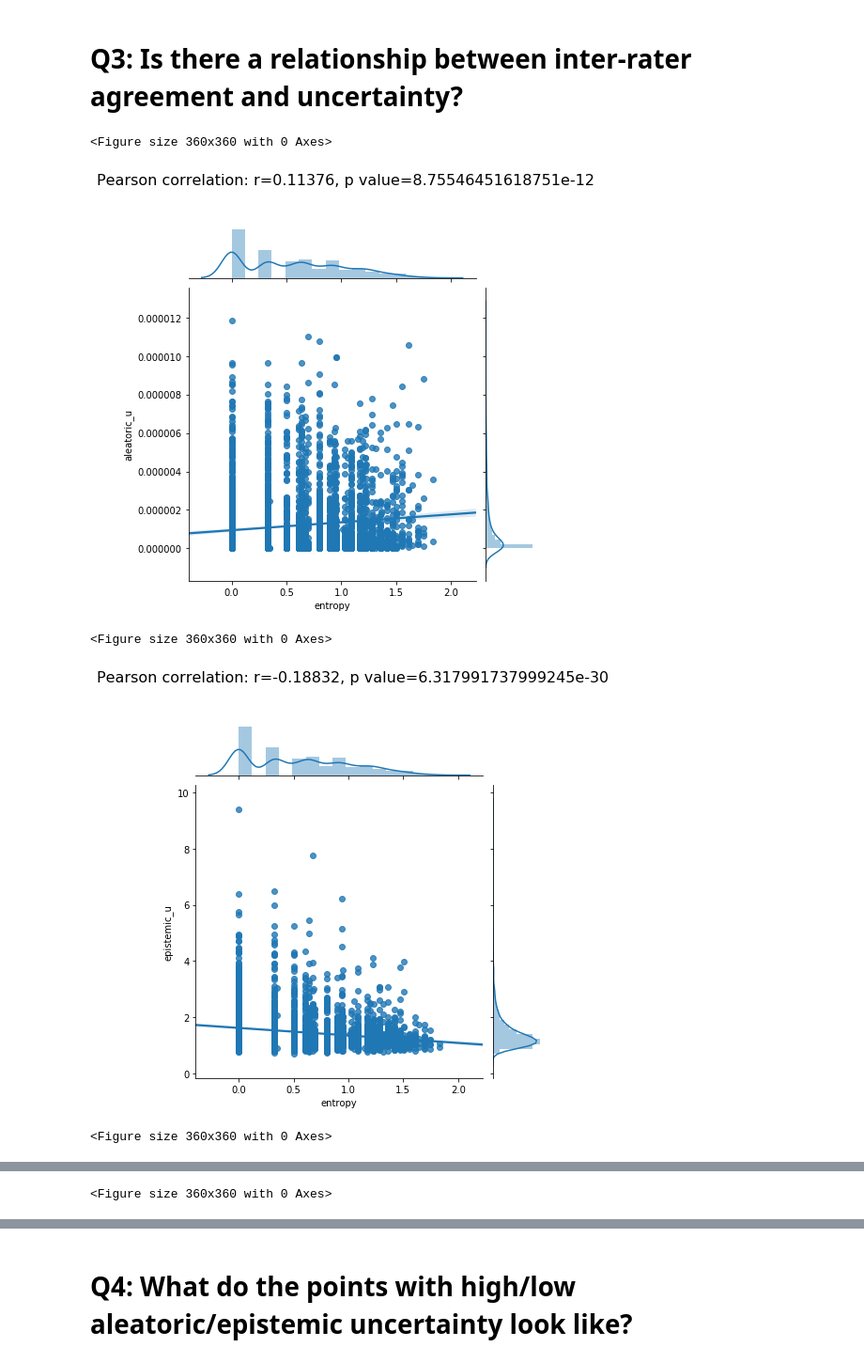
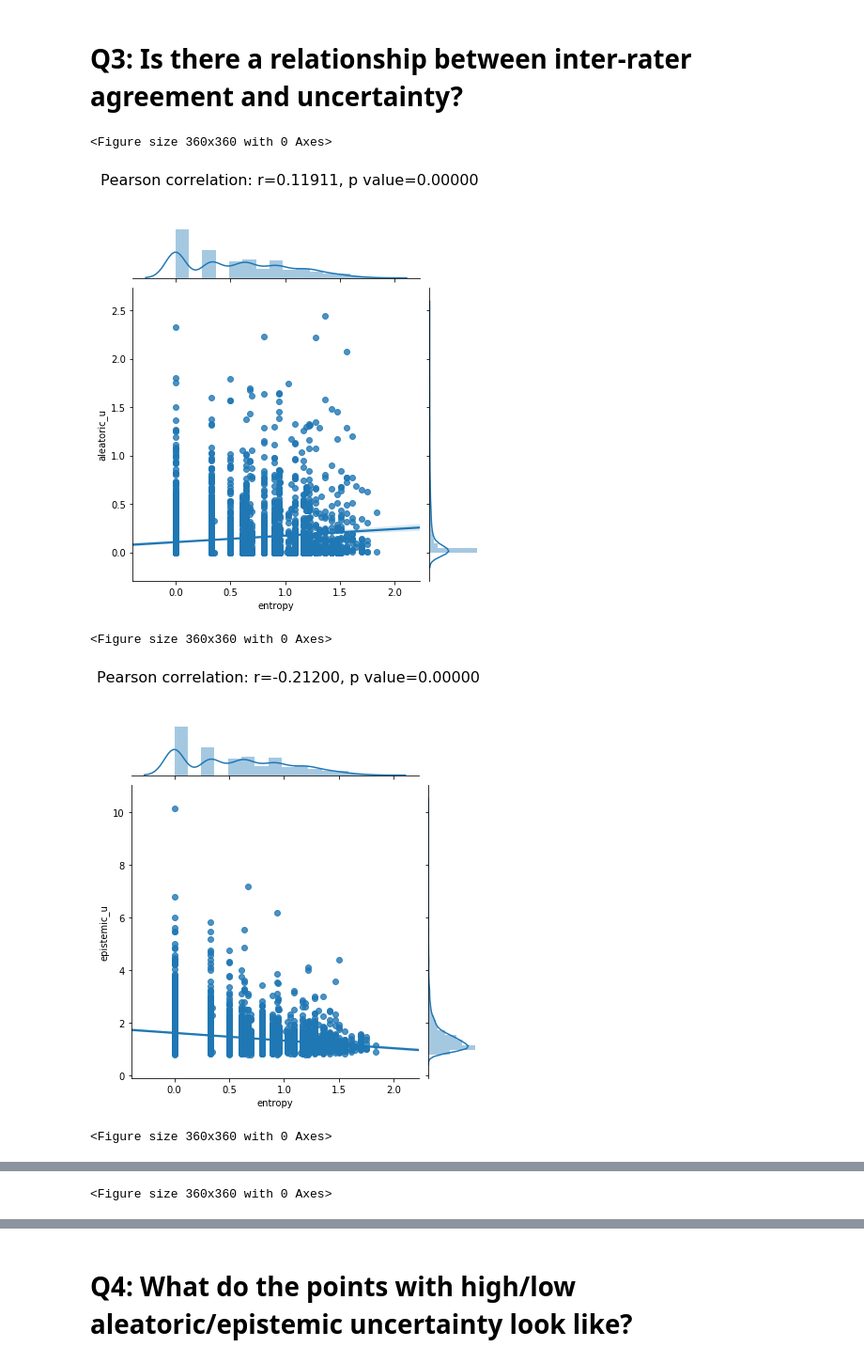
Before and after one commit to asmadotgh/unc-net, a Jupyter notebook: src/uncnet_exploration.ipynb, the cells around one changed output, grey strips where cells are left out. Shown: that part at 94% size. Cells and saved outputs as stored; diff of their text form; code cells hidden in the pictures.

Commit message:
updating results using best checkpoints

```diff
--- a/src/uncnet_exploration.ipynb
+++ b/src/uncnet_exploration.ipynb
@@ -23,7 +23,7 @@ np.random.seed(0)
 # Logistics
 # %%
 # BEST_CHECKPOINTS = {'none': 1068, 'aleatoric':1012 ,'epistemic': 319 , 'both':53} # TODO only none is done
-BEST_CHECKPOINTS = {'none': 403, 'aleatoric':117 ,'epistemic': 238 , 'both':87}
+BEST_CHECKPOINTS = {'none': 403, 'aleatoric':353 ,'epistemic': 406 , 'both':192}
 
 model_name = 'FC'
 batch_size = 90
@@ -195,5 +195,5 @@ INFO:tensorflow:Restoring parameters from /mas/u/asma_gh/uncnet/epoch_logs_model
 # %%
-test['aleatoric_u'] = aleatoric_u
+test['aleatoric_u'] = aleatoric_u*1000000.0
 test['epistemic_u'] = epistemic_u
 # %%
 def find_unc_samples(test, uncertainty_type, percentage=0.75, sort_ascending=True):
@@ -237,18 +237,18 @@ loss: 1.70294, score: 0.46945, aleatoric_u: [7.71471605e-06 2.42198166e-06 7.274
 # %%
 def comparison_plots(test, x, y):
     plt.figure(figsize=(5,5))
     g = sns.jointplot(test[x], test[y], kind="reg")
     r, p = scipy.stats.pearsonr(test[x], test[y])
-    plt.suptitle(f'Pearson correlation: r={r:.5f}, p value={p}', size=16, y=1.1)
+    plt.suptitle(f'Pearson correlation: r={r:.5f}, p value={p:.5f}', size=16, y=1.1)
     plt.ylabel(y)
     plt.xlabel(x)
 
 for x in ['entropy', 'disagreement_p']:
     comparison_plots(test, x, 'aleatoric_u')
     comparison_plots(test, x, 'epistemic_u')
 # %% [output]
 <Figure size 360x360 with 0 Axes>
-[figure, old version]
+[figure, new version]
 <Figure size 360x360 with 0 Axes>
-[figure, old version]
+[figure, new version]
 <Figure size 360x360 with 0 Axes>
```
Also changed, not shown: parts of 5 cells of this notebook.
